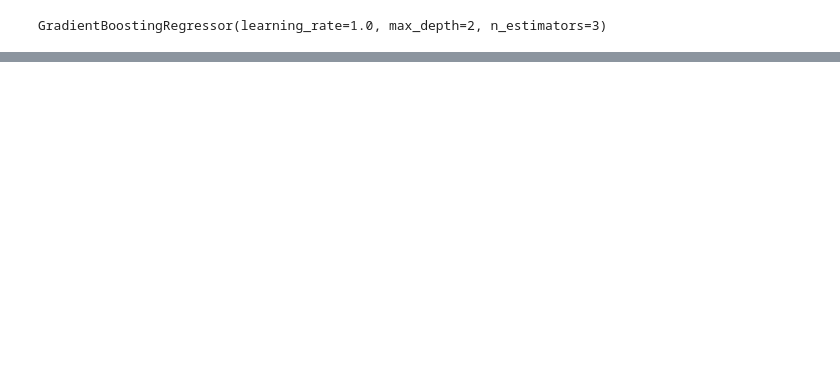
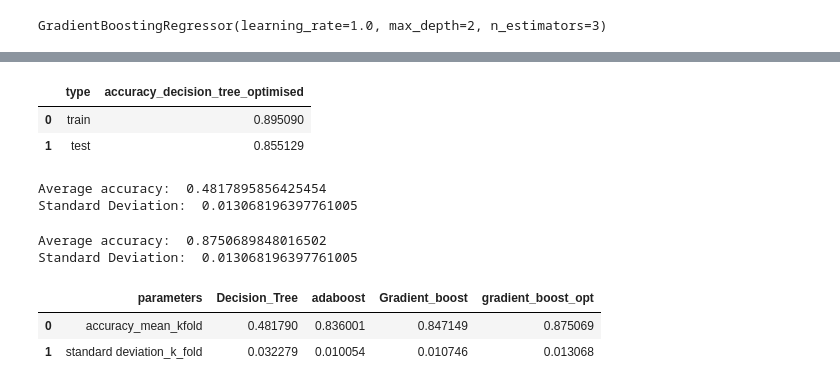
Before and after one commit to Harita-U/GL_capstone_T2_, a Jupyter notebook: capstone_project_final-2.ipynb, the cells around one changed output, grey strips where cells are left out. Cells and saved outputs as stored; diff of their text form; code cells hidden in the pictures; blank space fills up the shorter version.

```diff
--- a/capstone_project_final-2.ipynb
+++ b/capstone_project_final-2.ipynb
@@ -1142,4 +1317,0 @@ param_grid = {"max_depth": [3, None],
-# %%
-# run grid search
-grid_search = GridSearchCV(clf, param_grid=param_grid)
-grid_search.fit(x,y)
@@ -1151,0 +1331,30 @@ grid_search.cv_results_['mean_test_score']
+# %%
+a_disp4
+# %% [output]
+|  | type | accuracy_decision_tree_optimised |
+| 0 | train | 0.895090 |
+| 1 | test | 0.855129 |
+# %%
+from sklearn.model_selection import KFold
+from sklearn.model_selection import cross_val_score
+num_folds = 18
+seed = 77
+kfold = KFold(n_splits=num_folds, random_state=seed,shuffle=True)
+resultsl_g = cross_val_score(randomCV,x, y, cv=kfold)
+accuracy_hyp_o=np.mean(abs(resultsl_g))
+a_op_st=resultsl_g.std()
+print('Average accuracy: ',accuracy_hyp_o)
+print('Standard Deviation: ',resultsl_g.std())
+# %% [output]
+Average accuracy:  0.4817895856425454
+Standard Deviation:  0.013068196397761005
+# %%
+accuracy_hyp_o=np.mean(abs(resultsl_g))
+a_op_st=resultsl_g.std()
+print('Average accuracy: ',accuracy_hyp_o)
+print('Standard Deviation: ',resultsl_g.std())
+# %% [output]
+Average accuracy:  0.8750689848016502
+Standard Deviation:  0.013068196397761005
+# %%
+a_disp3=pd.DataFrame({"parameters":['accuracy_mean_kfold','standard deviation_k_fold'],"Decision_Tree":[accuracy_dc,a_dc_st],"adaboost":[accuracy_a,a_ad_st],"Gradient_boost":[accuracy_g,a_gr_st],"gradient_boost_opt":[accuracy_hyp_o,a_op_st]})
@@ -1151,0 +1368,6 @@ grid_search.cv_results_['mean_test_score']
+# %%
+a_disp3
+# %% [output]
+|  | parameters | Decision_Tree | adaboost | Gradient_boost | gradient_boost_opt |
+| 0 | accuracy_mean_kfold | 0.481790 | 0.836001 | 0.847149 | 0.875069 |
+| 1 | standard deviation_k_fold | 0.032279 | 0.010054 | 0.010746 | 0.013068 |
```
Also changed, not shown: parts of 79 cells of this notebook.
